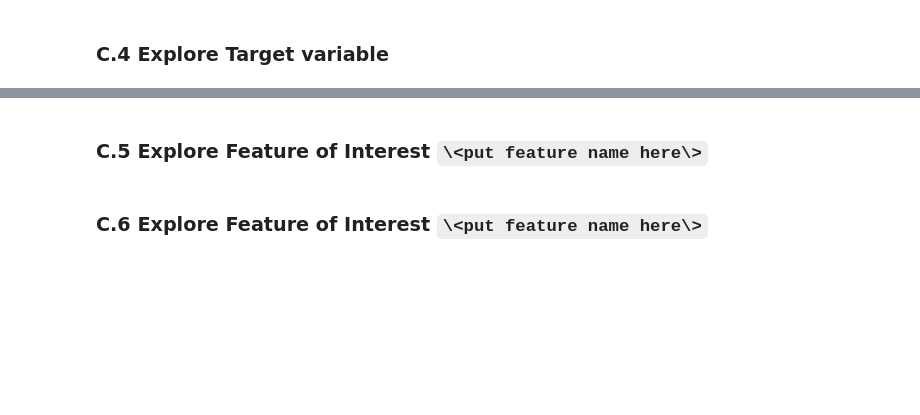
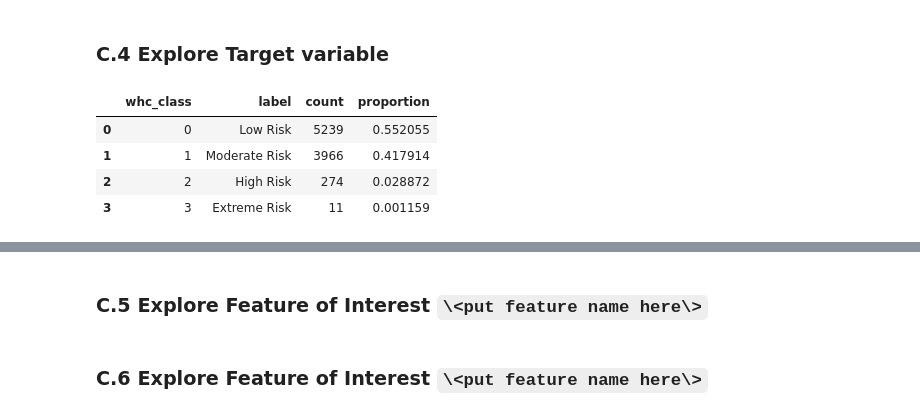
Before and after one commit to RP28/36120-26SP-AT2-26294153-experiments, a Jupyter notebook: notebooks/weather_hazard/36120_26SP_AT2_student_id_experiment.ipynb, the cells around one changed output, grey strips where cells are left out. Drawn from its saved outputs; the diff is of its cells as text; code cells hidden in the pictures; blank space fills up the shorter version.

```diff
--- a/notebooks/weather_hazard/36120_26SP_AT2_student_id_experiment.ipynb
+++ b/notebooks/weather_hazard/36120_26SP_AT2_student_id_experiment.ipynb
@@ -103,0 +236,18 @@ provide a detailed analysis on the target variable, its distribution, limitation
+# %%
+target_distribution = (
+    weather_hazard_df[target_name]
+    .value_counts(dropna=False)
+    .rename_axis("whc_class")
+    .reset_index(name="count")
+    .sort_values("whc_class")
+)
+target_distribution["label"] = target_distribution["whc_class"].map(at2.features.WHC_LABELS)
+target_distribution["proportion"] = target_distribution["count"] / target_distribution["count"].sum()
+
+display(target_distribution[["whc_class", "label", "count", "proportion"]])
+# %% [output]
+|  | whc_class | label | count | proportion |
+| 0 | 0 | Low Risk | 5239 | 0.552055 |
+| 1 | 1 | Moderate Risk | 3966 | 0.417914 |
+| 2 | 2 | High Risk | 274 | 0.028872 |
+| 3 | 3 | Extreme Risk | 11 | 0.001159 |
```
Also changed, not shown: parts of 24 cells of this notebook, 5 other files.
